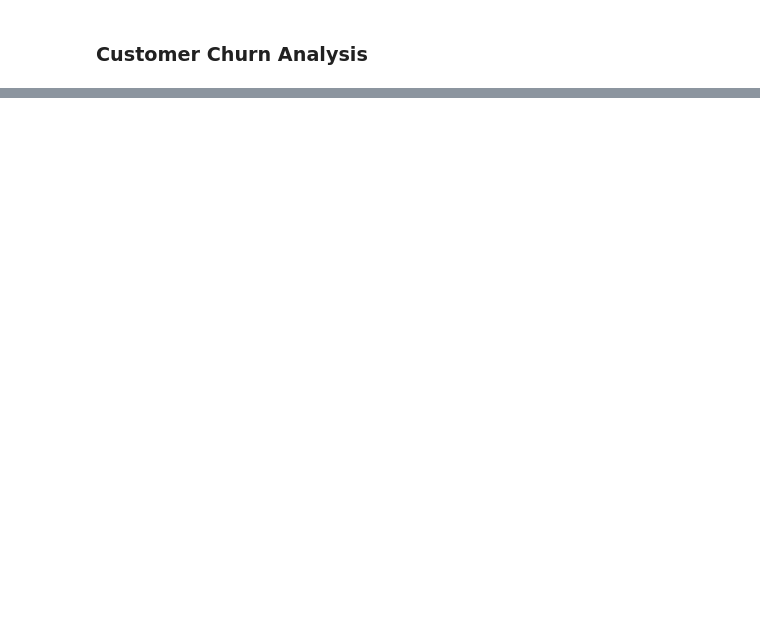
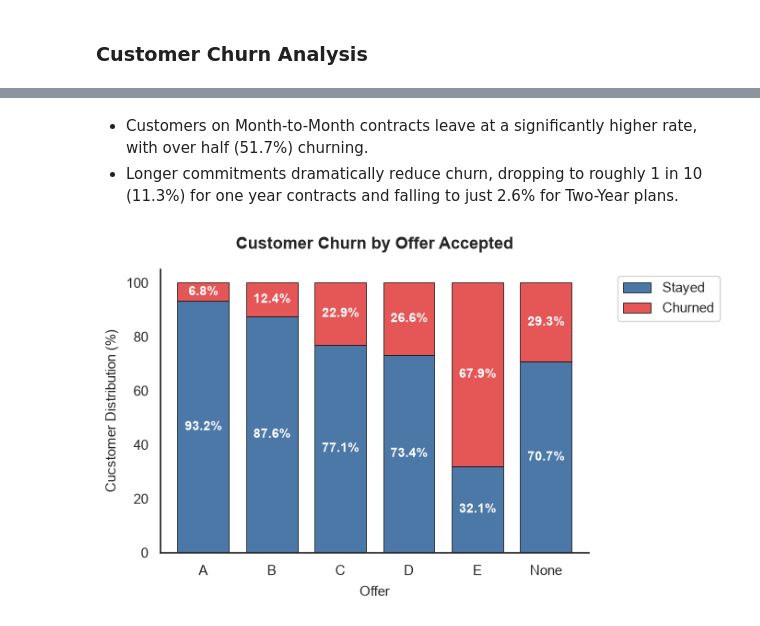
Before and after one commit to pendergataxel/telecom-customer-churn-analysis, a Jupyter notebook: notebooks/03_bivariate_and_churn_drivers.ipynb, the cells around one changed output, grey strips where cells are left out. Saved outputs shown, nothing was run; the diff lists cells and outputs as text; code cells hidden in the pictures; blank space fills up the shorter version.

```diff
--- a/notebooks/03_bivariate_and_churn_drivers.ipynb
+++ b/notebooks/03_bivariate_and_churn_drivers.ipynb
@@ -969,0 +630,31 @@ plt.ylim(0, 100)
+# %% [markdown]
+- Customers on Month-to-Month contracts leave at a significantly higher rate, with over half (51.7%) churning.
+- Longer commitments dramatically reduce churn, dropping to roughly 1 in 10 (11.3%) for one year contracts and falling to just 2.6% for Two-Year plans.
+# %%
+churn_by_offer = (pd.crosstab(
+    churn_analysis_df['Offer'],
+    churn_analysis_df['Customer Status'],
+    normalize='index'
+) * 100)[['Stayed', 'Churned']]
+
+ax = churn_by_offer.plot.bar(
+    stacked=True,
+    color=['#4C78A8', '#E45756'],
+    edgecolor='black',
+    linewidth='0.5',
+    width=0.75
+)
+
+ax.legend(bbox_to_anchor=(1.05, 1))
+ax.set_title('Customer Churn by Offer Accepted')
+ax.set_ylabel('Cucstomer Distribution (%)')
+ax.set_xticklabels(['A', 'B', 'C', 'D', 'E', 'None'], rotation=0)
+
+for p in ax.patches:
+    width, height = p.get_width(), p.get_height()
+    if height > 4:
+        x, y = p.get_xy()
+        ax.text(x + width/2, y + height/2, f'{height:.1f}%',
+                ha='center', va='center', color='white', fontweight='bold', fontsize=10)
+# %% [output]
+[figure, added]
```
Also changed, not shown: parts of 73 cells of this notebook.
